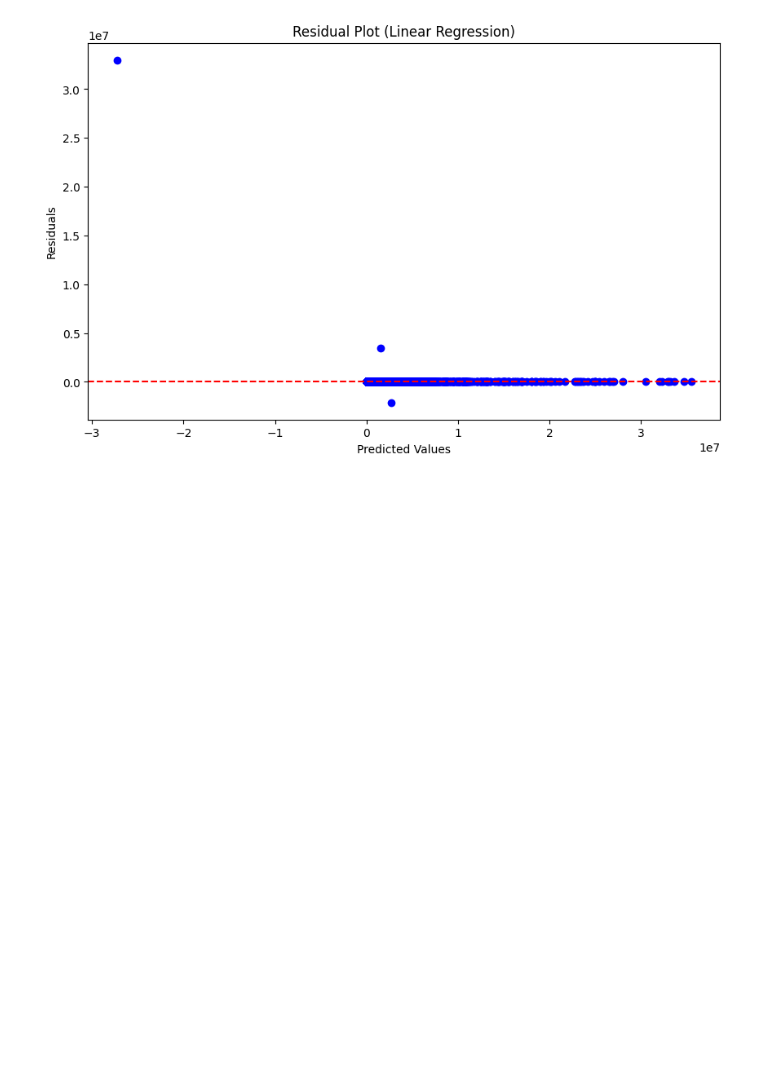
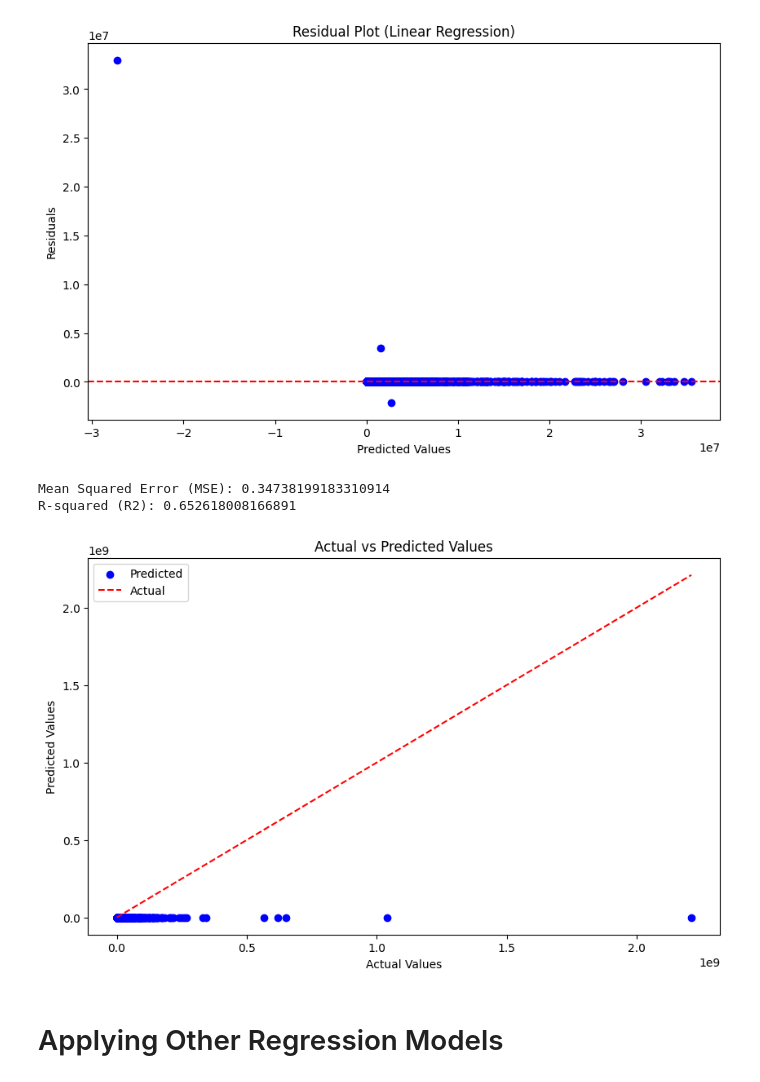
Before and after one commit to Hris4498/ML-Regression, a Jupyter notebook: NYC_Property_Prize_Regression/All_model_regression.ipynb, the cells around one changed output. Drawn from its saved outputs; the diff is of its cells as text; code cells hidden in the pictures; blank space fills up the shorter version.

```diff
--- a/NYC_Property_Prize_Regression/All_model_regression.ipynb
+++ b/NYC_Property_Prize_Regression/All_model_regression.ipynb
@@ -441,3 +448,53 @@ plt.ylabel('Residuals')
 plt.show()
 # %% [output]
 [figure]
+# %%
+# Predicting for Outlier data
+df_outlier = df.loc[df.index.difference(df_final.index)][final_num_cols+['SALE PRICE']+final_cat_cols]
+df_outlier = pd.get_dummies(df_outlier, columns=final_cat_cols, drop_first=True)
+
+#Splitting target and features from data
+X_out = df_outlier
+Y_out = df_outlier['SALE PRICE']
+
+#Add extra column from X to X_out
+missing_columns = set(X.columns) - set(X_out.columns)
+for col in missing_columns:
+    X_out[col] = 0
+X_out = X_out[X.columns]
+
+# Fit the scaler on X and Y
+# Initialize the scaler
+scaler_out_X = StandardScaler()
+scaler_out_Y = StandardScaler()
+X_out_scaled = scaler_out_X.fit_transform(X_out)
+Y_out_scaled = scaler_out_Y.fit_transform(Y_out.values.reshape(-1, 1))
+
+y_out_pred = model.predict(X_out_scaled)
+
+# Evaluate the model
+mse = mean_squared_error(Y_out_scaled, y_out_pred)
+r2 = r2_score(Y_out_scaled, y_out_pred)
+
+print(f'Mean Squared Error (MSE): {mse}')
+print(f'R-squared (R2): {r2}')
+# %% [output]
+Mean Squared Error (MSE): 0.34738199183310914
+R-squared (R2): 0.652618008166891
+# %%
+# Reverse the scaling of predictions to get predictions in the original scale of 'Y'
+y_pred_original = scaler_Y.inverse_transform(y_out_pred.reshape(-1, 1))  # Inverse transform scaled predictions
+
+# Plotting Actual vs Predicted Values
+plt.figure(figsize=(10, 6))
+plt.scatter(Y_out, y_out_pred, color='blue', label='Predicted')
+plt.plot([min(Y_out), max(Y_out)], [min(Y_out), max(Y_out)], linestyle='--', color='red', label='Actual')
+plt.title('Actual vs Predicted Values')
+plt.xlabel('Actual Values')
+plt.ylabel('Predicted Values')
+plt.legend()
+plt.show()
+# %% [output]
+[figure, added]
+# %% [markdown]
+# Applying Other Regression Models
```
Also changed, not shown: parts of 15 cells of this notebook, 1 other file.
